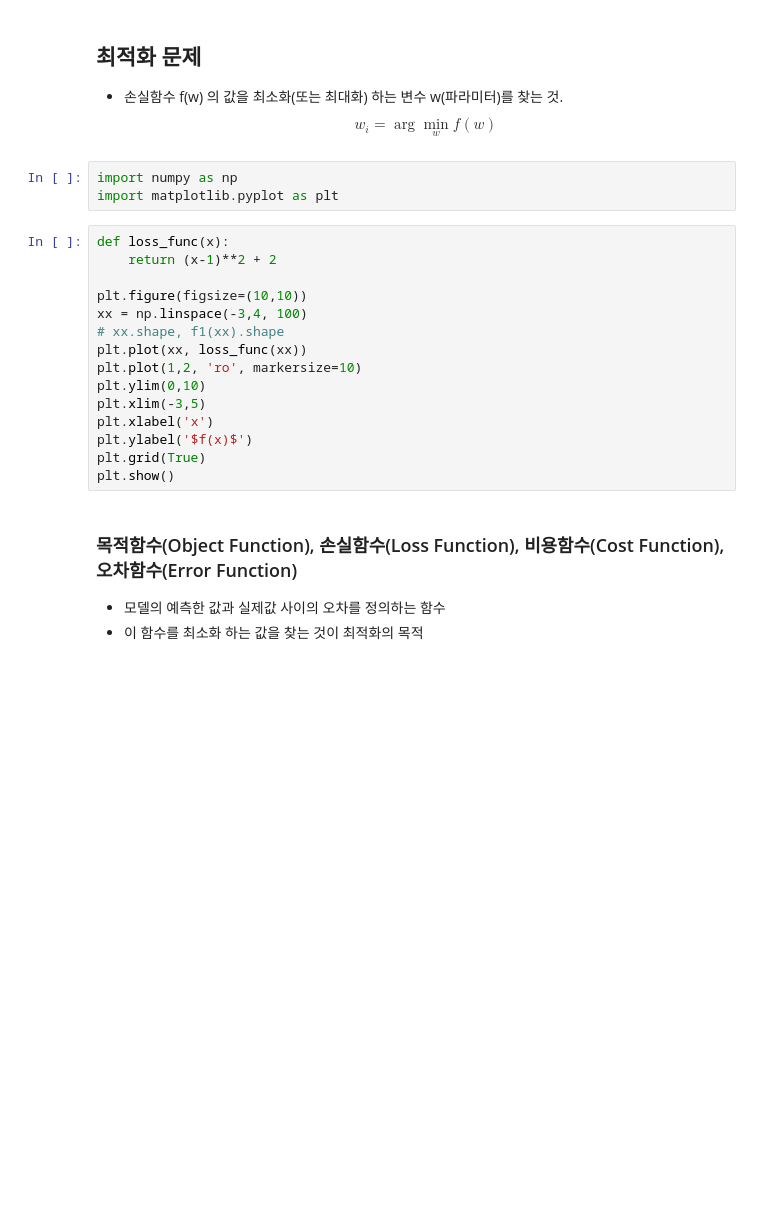
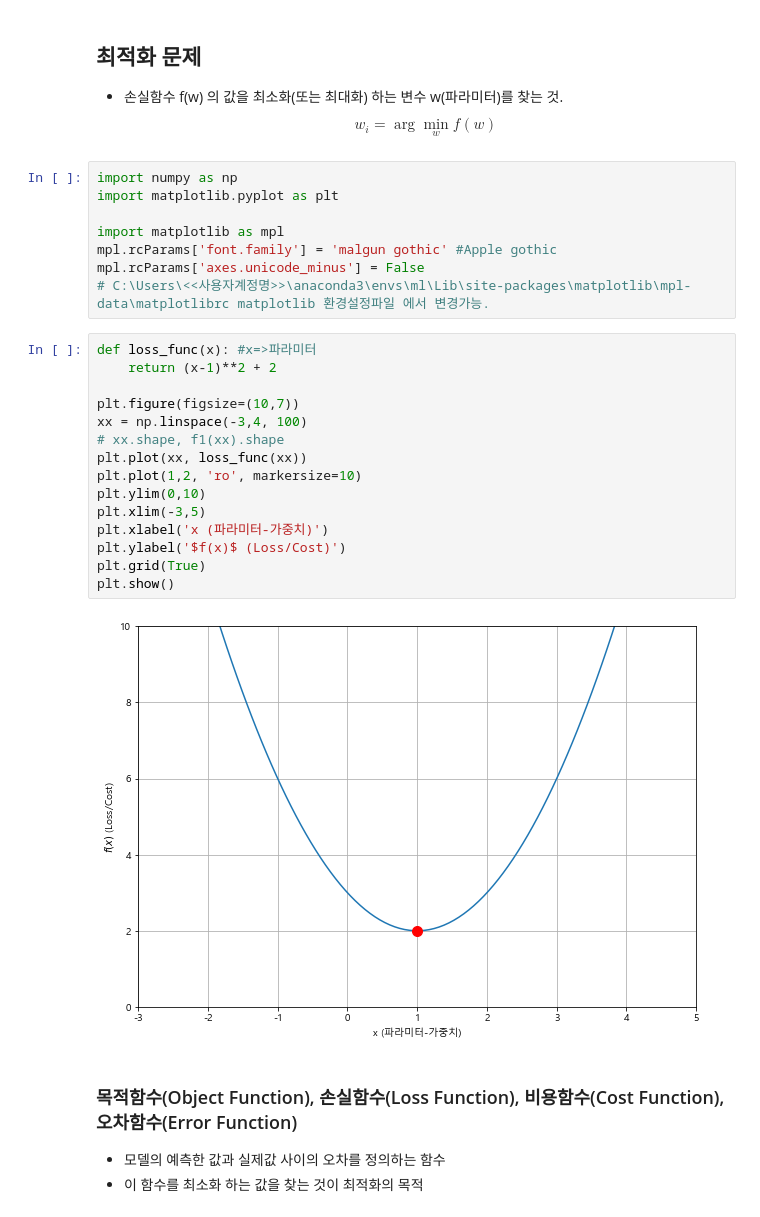
Before and after one commit to sujeong-jang-creator/jcrystal, a Jupyter notebook: 12.MachineLearning/최적화-경사하강법.ipynb, the cells around one changed output. Saved outputs shown, nothing was run; the diff lists cells and outputs as text; blank space fills up the shorter version.

```diff
--- a/12.MachineLearning/최적화-경사하강법.ipynb
+++ b/12.MachineLearning/최적화-경사하강법.ipynb
@@ -8,24 +8,31 @@
 $$
 w_{i} = \arg \min_w f(w)
 $$
-# %%
-import numpy as np
-import matplotlib.pyplot as plt
+# %%
+import numpy as np
+import matplotlib.pyplot as plt
+
+import matplotlib as mpl
+mpl.rcParams['font.family'] = 'malgun gothic' #Apple gothic
+mpl.rcParams['axes.unicode_minus'] = False
+# C:\Users\<<사용자계정명>>\anaconda3\envs\ml\Lib\site-packages\matplotlib\mpl-data\matplotlibrc matplotlib 환경설정파일 에서 변경가능.
 # %%
-def loss_func(x):
+def loss_func(x): #x=>파라미터
     return (x-1)**2 + 2
 
-plt.figure(figsize=(10,10))
+plt.figure(figsize=(10,7))
 xx = np.linspace(-3,4, 100)
 # xx.shape, f1(xx).shape
 plt.plot(xx, loss_func(xx))
 plt.plot(1,2, 'ro', markersize=10)
 plt.ylim(0,10)
 plt.xlim(-3,5)
-plt.xlabel('x')
-plt.ylabel('$f(x)$')
+plt.xlabel('x (파라미터-가중치)')
+plt.ylabel('$f(x)$ (Loss/Cost)')
 plt.grid(True)
 plt.show()
+# %% [output]
+[figure, added]
 # %% [markdown]
 ### 목적함수(Object Function), 손실함수(Loss Function), 비용함수(Cost Function), 오차함수(Error Function)
 - 모델의 예측한 값과 실제값 사이의 오차를 정의하는 함수
```
Also changed, not shown: parts of 3 cells of this notebook, 32 other files.
